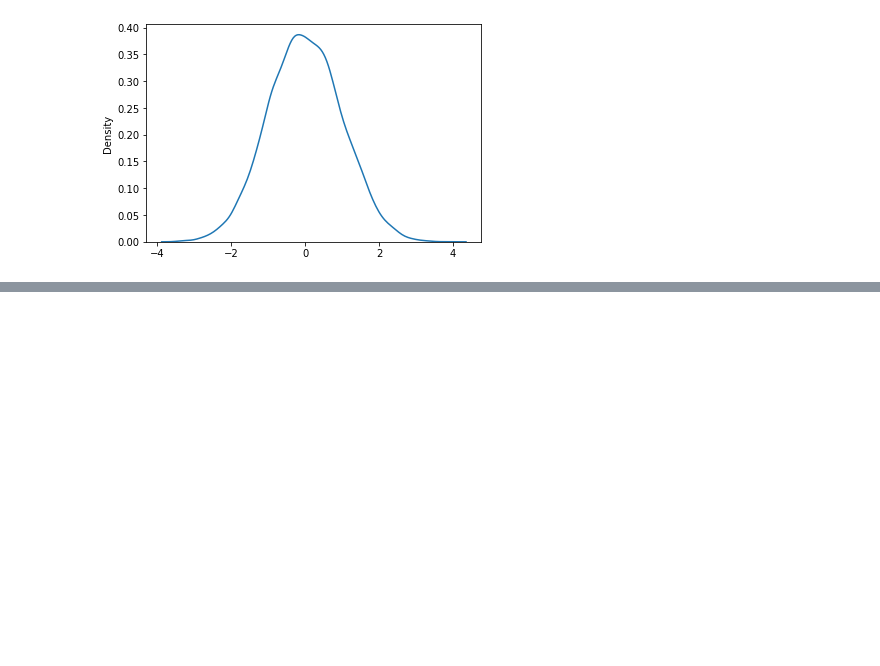
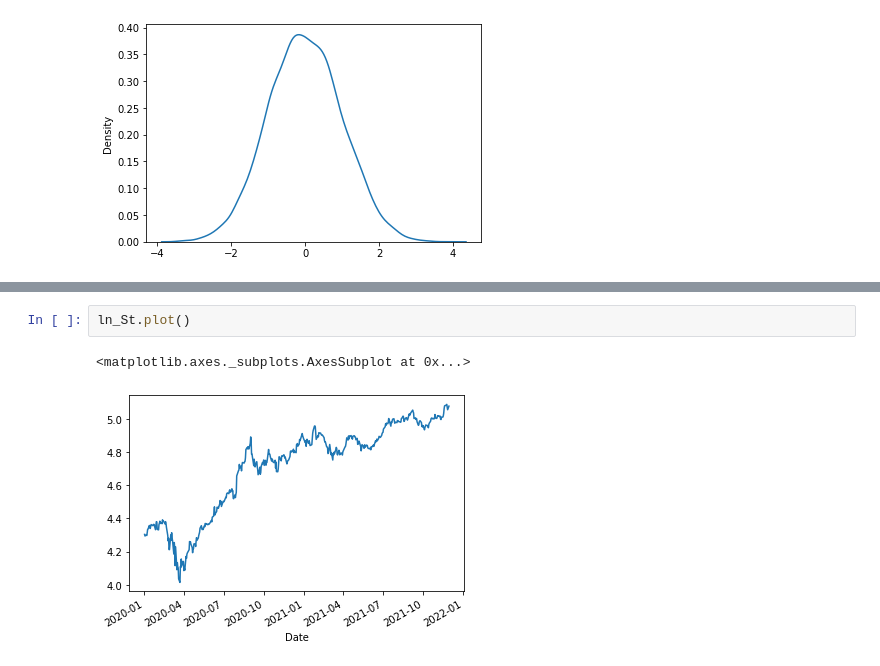
Before and after one commit to Rupesh0Poudel/Numerical_Introductory_Seminar, a Jupyter notebook: Random_Numbers.ipynb, the cells around one changed output, grey strips where cells are left out. Saved outputs shown, nothing was run; the diff lists cells and outputs as text; blank space fills up the shorter version.

```diff
--- a/Random_Numbers.ipynb
+++ b/Random_Numbers.ipynb
@@ -338,0 +376,5 @@ sns.kdeplot(N4)
+# %%
+ln_St.plot()
+# %% [output]
+<matplotlib.axes._subplots.AxesSubplot at 0x...>
+[figure, added]
```
Also changed, not shown: parts of 20 cells of this notebook.
